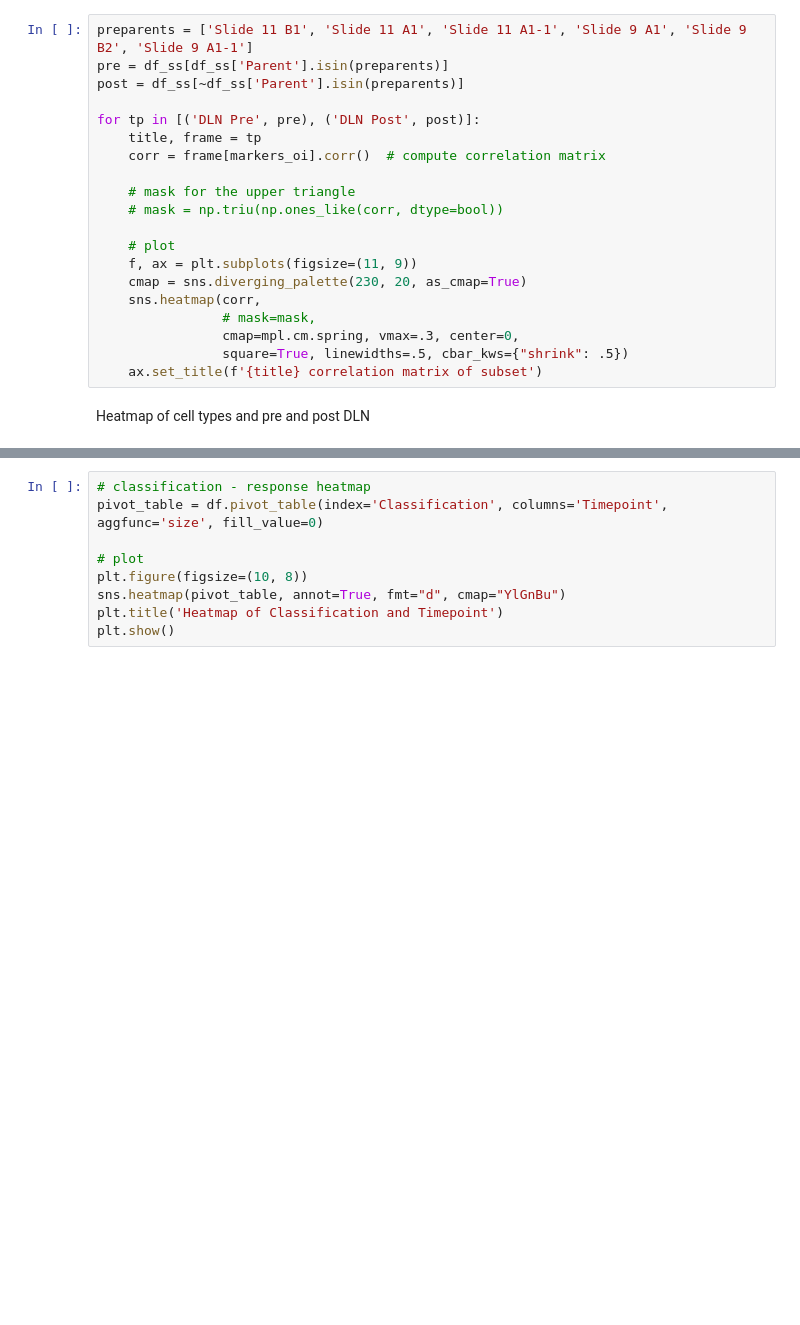
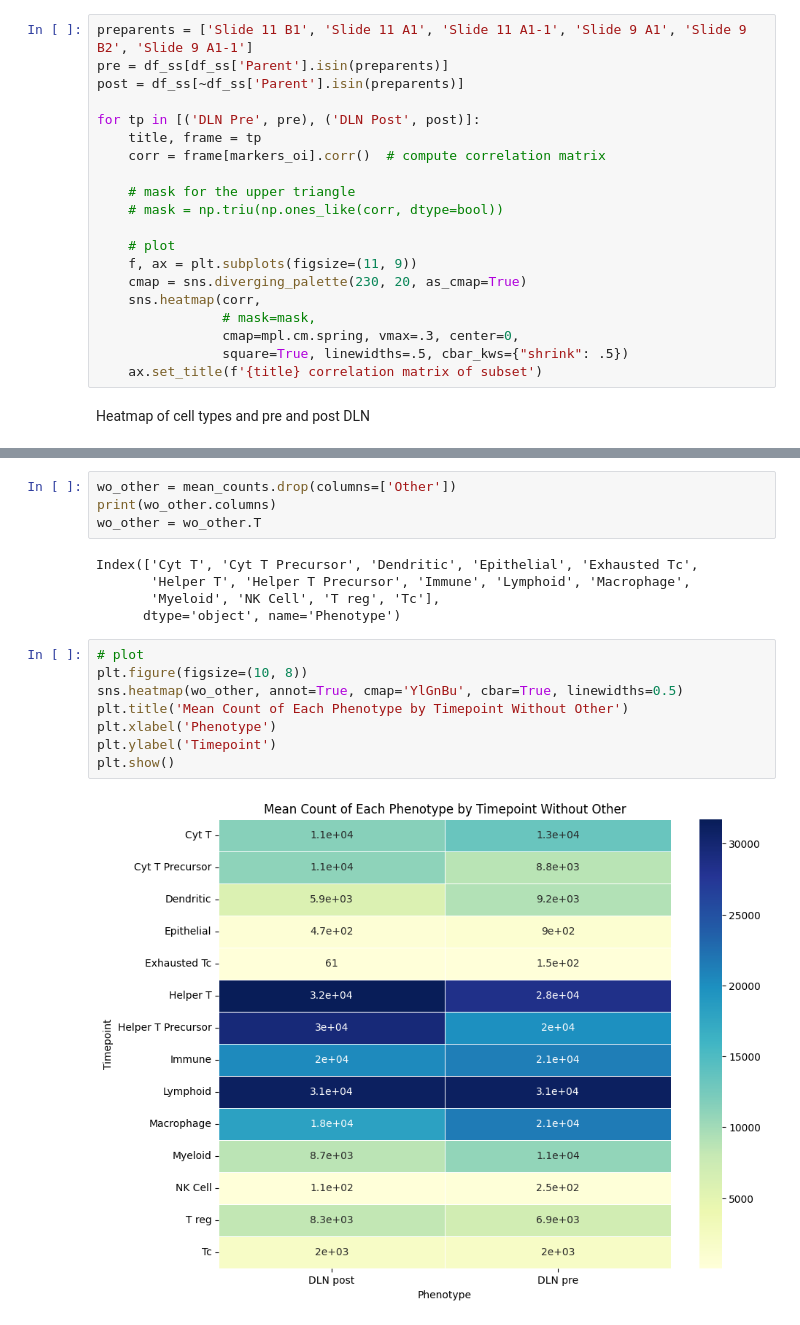
Before and after one commit to Pathomics-ai/Nguyenlab_multiplex, a Jupyter notebook: analysis/2b_prelim_figplots.ipynb, the cells around one changed output, grey strips where cells are left out. Drawn from its saved outputs; the diff is of its cells as text; blank space fills up the shorter version.

```diff
--- a/analysis/2b_prelim_figplots.ipynb
+++ b/analysis/2b_prelim_figplots.ipynb
@@ -559,9 +511,19 @@ Heatmap of cell types and pre and post DLN
+# %%
+wo_other = mean_counts.drop(columns=['Other'])
+print(wo_other.columns)
+wo_other = wo_other.T
+# %% [output]
+Index(['Cyt T', 'Cyt T Precursor', 'Dendritic', 'Epithelial', 'Exhausted Tc',
+       'Helper T', 'Helper T Precursor', 'Immune', 'Lymphoid', 'Macrophage',
+       'Myeloid', 'NK Cell', 'T reg', 'Tc'],
+      dtype='object', name='Phenotype')
 # %%
-# classification - response heatmap
-pivot_table = df.pivot_table(index='Classification', columns='Timepoint', aggfunc='size', fill_value=0)
-
 # plot
 plt.figure(figsize=(10, 8))
-sns.heatmap(pivot_table, annot=True, fmt="d", cmap="YlGnBu")
-plt.title('Heatmap of Classification and Timepoint')
+sns.heatmap(wo_other, annot=True, cmap='YlGnBu', cbar=True, linewidths=0.5)
+plt.title('Mean Count of Each Phenotype by Timepoint Without Other')
+plt.xlabel('Phenotype')
+plt.ylabel('Timepoint')
 plt.show()
+# %% [output]
+[figure, added]
```
Also changed, not shown: parts of 22 cells of this notebook.
